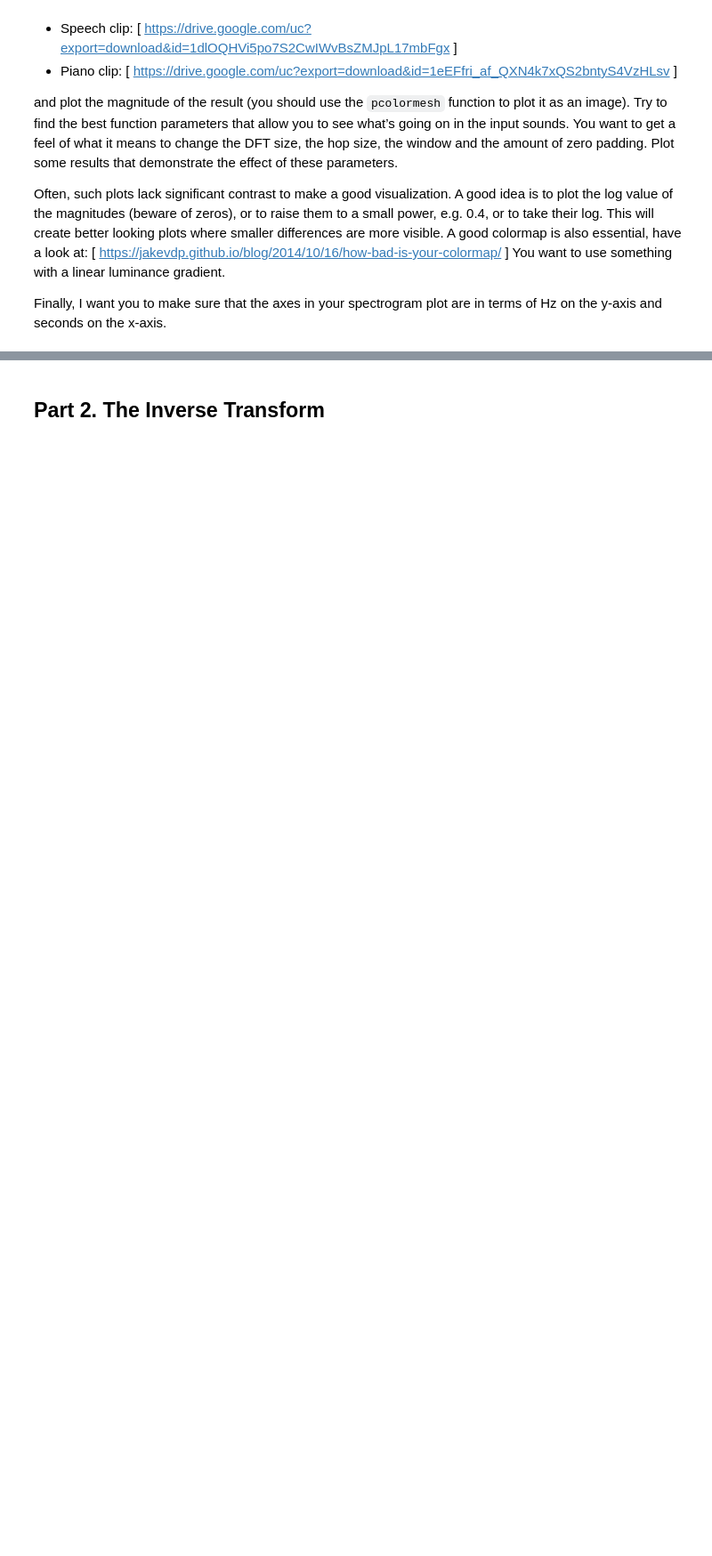
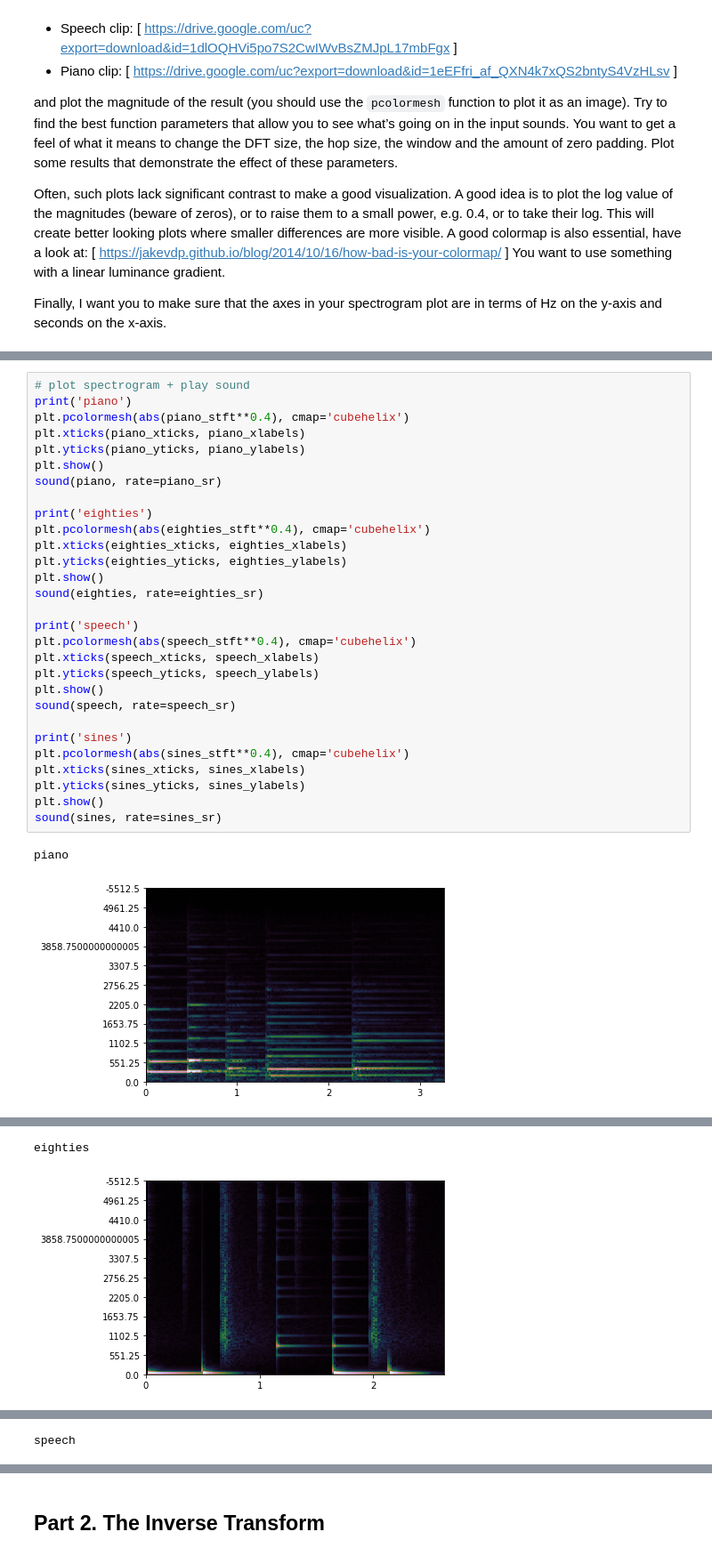
Before and after one commit to thomas-gibbons/cs498, a Jupyter notebook: 1lab/Lab_1.ipynb, the cells around one changed output, grey strips where cells are left out. Shown at 89% size. Cells and saved outputs as stored; diff of their text form; blank space fills up the shorter version.

```diff
--- a/1lab/Lab_1.ipynb
+++ b/1lab/Lab_1.ipynb
@@ -107,0 +146,32 @@ ValueError: not enough values to unpack (expected 2, got 1)
+# %%
+# plot spectrogram + play sound
+print('piano')
+plt.pcolormesh(abs(piano_stft**0.4), cmap='cubehelix')
+plt.xticks(piano_xticks, piano_xlabels)
+plt.yticks(piano_yticks, piano_ylabels)
+plt.show()
+sound(piano, rate=piano_sr)
+
+print('eighties')
+plt.pcolormesh(abs(eighties_stft**0.4), cmap='cubehelix')
+plt.xticks(eighties_xticks, eighties_xlabels)
+plt.yticks(eighties_yticks, eighties_ylabels)
+plt.show()
+sound(eighties, rate=eighties_sr)
+
+print('speech')
+plt.pcolormesh(abs(speech_stft**0.4), cmap='cubehelix')
+plt.xticks(speech_xticks, speech_xlabels)
+plt.yticks(speech_yticks, speech_ylabels)
+plt.show()
+sound(speech, rate=speech_sr)
+
+print('sines')
+plt.pcolormesh(abs(sines_stft**0.4), cmap='cubehelix')
+plt.xticks(sines_xticks, sines_xlabels)
+plt.yticks(sines_yticks, sines_ylabels)
+plt.show()
+sound(sines, rate=sines_sr)
+# %% [output]
+piano
+[figure, added]
@@ -107,0 +179,2 @@ ValueError: not enough values to unpack (expected 2, got 1)
+eighties
+[figure, added]
@@ -107,0 +182 @@ ValueError: not enough values to unpack (expected 2, got 1)
+speech
```
Also changed, not shown: parts of 14 cells of this notebook.
